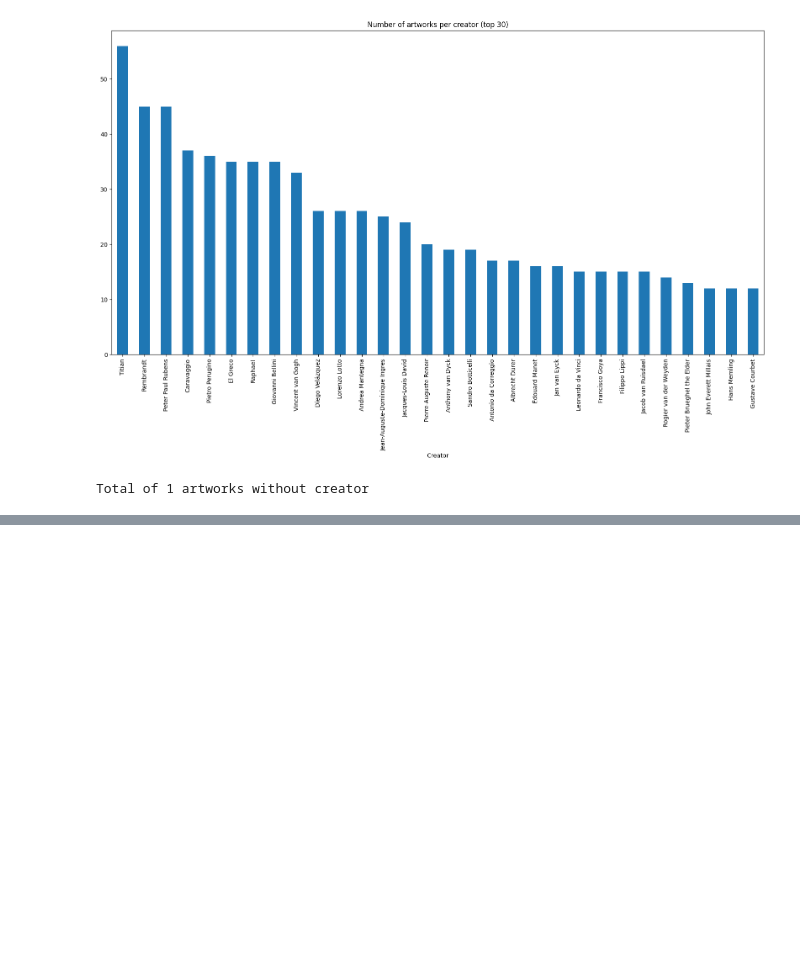
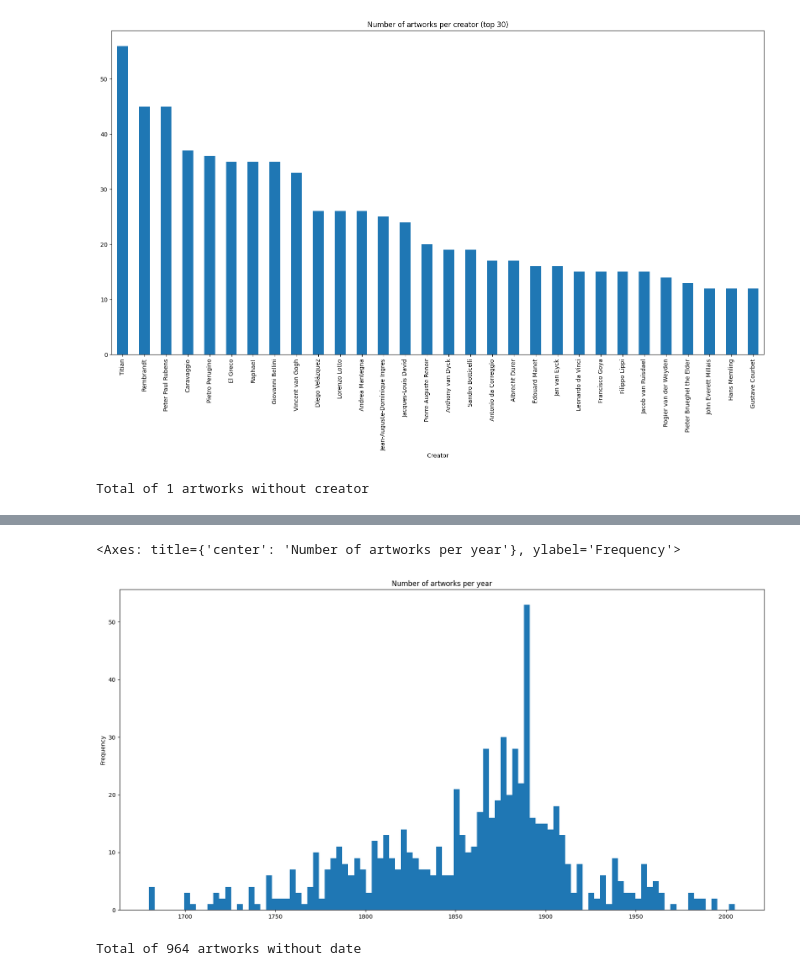
Before and after one commit to HPI-Information-Systems/MELArt, a Jupyter notebook: statistics.ipynb, the cells around one changed output, grey strips where cells are left out. Cells and saved outputs as stored; diff of their text form; code cells hidden in the pictures; blank space fills up the shorter version.

Commit message:
Inception date statistics

```diff
--- a/statistics.ipynb
+++ b/statistics.ipynb
@@ -192,3 +192,19 @@ unknown_creator_artworks=set(all_qids)-set(df_creator["ent"])
 print(f"Total of {len(unknown_creator_artworks)} artworks without creator")
 # %% [output]
 Total of 1 artworks without creator
+# %%
+sparql_dates="""
+PREFIX wd: <http://www.wikidata.org/entity/>
+PREFIX wdt: <http://www.wikidata.org/prop/direct/>
+SELECT ?ent ?date  WHERE{
+VALUES ?ent { %s }
+ ?ent wdt:P571 ?date.
+}
+""" % " ".join([f"wd:{qid}" for qid in all_qids])
+df_date=sq.sparql_pandas_query(sparql_dates)
+df_date['ent']=df_date['ent'].apply(lambda x: x.split('/')[-1])
+#parse the dates
+df_date['date']=df_date['date'].apply(lambda x: x.split('T')[0])
+df_date['date']=pd.to_datetime(df_date['date'], format='%Y-%m-%d', errors='coerce')
+df_date['year']=df_date['date'].dt.year
+df_date.head()
@@ -194,0 +218,10 @@ Total of 1 artworks without creator
+# %%
+df_date['year'].plot(kind='hist', bins=100, figsize=(20,10), title='Number of artworks per year')
+# %% [output]
+<Axes: title={'center': 'Number of artworks per year'}, ylabel='Frequency'>
+[figure, added]
+# %%
+unknown_date=df_date[df_date['year'].isna()]
+print(f"Total of {len(unknown_date)} artworks without date")
+# %% [output]
+Total of 964 artworks without date
```
Also changed, not shown: parts of 1 cell of this notebook.
